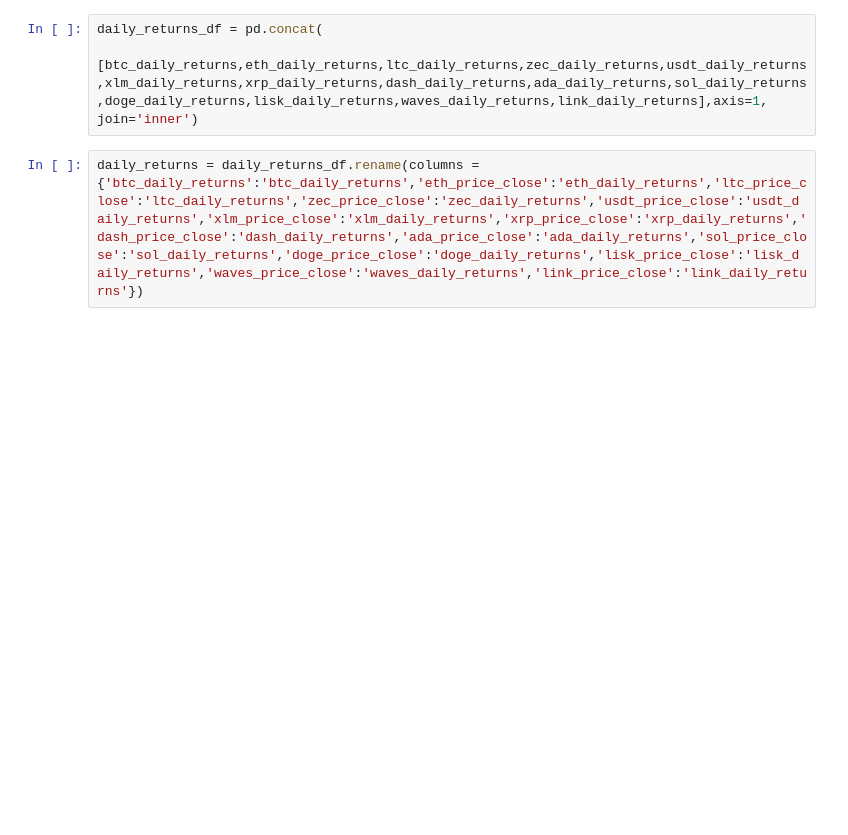
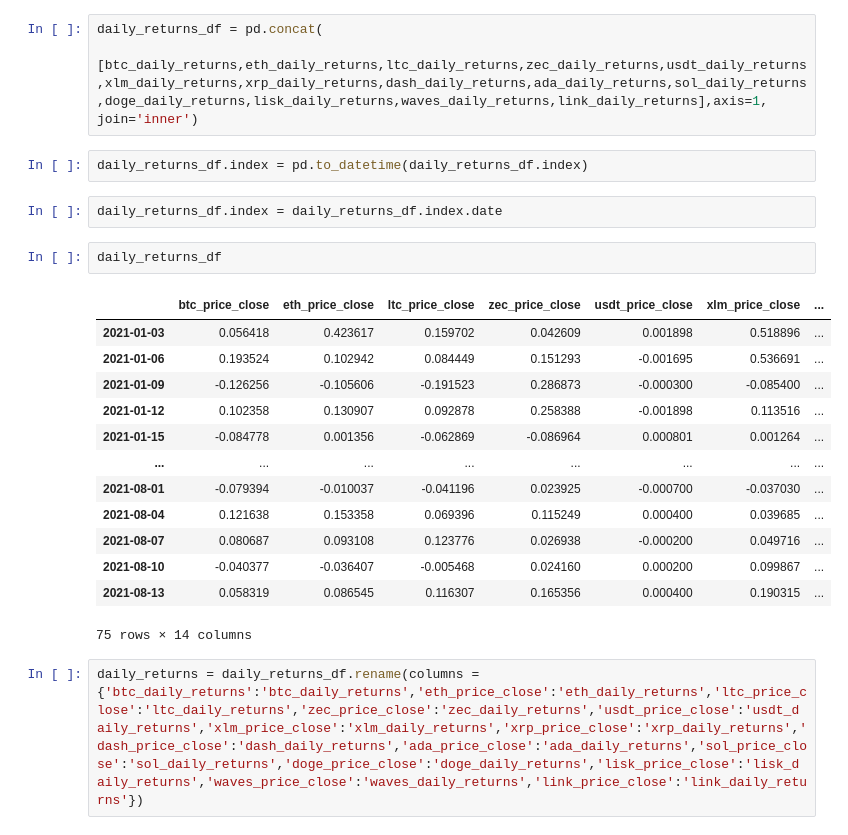
Before and after one commit to nathanduft44/Crypto_Corrisk, a Jupyter notebook: Nate_space/2021_extra_analysis.ipynb, the cells around one changed output. Saved outputs shown, nothing was run; the diff lists cells and outputs as text; blank space fills up the shorter version.

```diff
--- a/Nate_space/2021_extra_analysis.ipynb
+++ b/Nate_space/2021_extra_analysis.ipynb
@@ -57,6 +71,26 @@ link_daily_returns = crypto_2021['link_price_close'].pct_change().dropna()
 # %%
 daily_returns_df = pd.concat(
     [btc_daily_returns,eth_daily_returns,ltc_daily_returns,zec_daily_returns,usdt_daily_returns,xlm_daily_returns,xrp_daily_returns,dash_daily_returns,ada_daily_returns,sol_daily_returns,doge_daily_returns,lisk_daily_returns,waves_daily_returns,link_daily_returns],axis=1, join='inner')
+# %%
+daily_returns_df.index = pd.to_datetime(daily_returns_df.index)
+# %%
+daily_returns_df.index = daily_returns_df.index.date
+# %%
+daily_returns_df
+# %% [output]
+|  | btc_price_close | eth_price_close | ltc_price_close | zec_price_close | usdt_price_close | xlm_price_close | ... |
+| 2021-01-03 | 0.056418 | 0.423617 | 0.159702 | 0.042609 | 0.001898 | 0.518896 | ... |
+| 2021-01-06 | 0.193524 | 0.102942 | 0.084449 | 0.151293 | -0.001695 | 0.536691 | ... |
+| 2021-01-09 | -0.126256 | -0.105606 | -0.191523 | 0.286873 | -0.000300 | -0.085400 | ... |
+| 2021-01-12 | 0.102358 | 0.130907 | 0.092878 | 0.258388 | -0.001898 | 0.113516 | ... |
+| 2021-01-15 | -0.084778 | 0.001356 | -0.062869 | -0.086964 | 0.000801 | 0.001264 | ... |
+| ... | ... | ... | ... | ... | ... | ... | ... |
+| 2021-08-01 | -0.079394 | -0.010037 | -0.041196 | 0.023925 | -0.000700 | -0.037030 | ... |
+| 2021-08-04 | 0.121638 | 0.153358 | 0.069396 | 0.115249 | 0.000400 | 0.039685 | ... |
+| 2021-08-07 | 0.080687 | 0.093108 | 0.123776 | 0.026938 | -0.000200 | 0.049716 | ... |
+| 2021-08-10 | -0.040377 | -0.036407 | -0.005468 | 0.024160 | 0.000200 | 0.099867 | ... |
+| 2021-08-13 | 0.058319 | 0.086545 | 0.116307 | 0.165356 | 0.000400 | 0.190315 | ... |
+75 rows × 14 columns
 # %%
 daily_returns = daily_returns_df.rename(columns = {'btc_daily_returns':'btc_daily_returns','eth_price_close':'eth_daily_returns','ltc_price_close':'ltc_daily_returns','zec_price_close':'zec_daily_returns','usdt_price_close':'usdt_daily_returns','xlm_price_close':'xlm_daily_returns','xrp_price_close':'xrp_daily_returns','dash_price_close':'dash_daily_returns','ada_price_close':'ada_daily_returns','sol_price_close':'sol_daily_returns','doge_price_close':'doge_daily_returns','lisk_price_close':'lisk_daily_returns','waves_price_close':'waves_daily_returns','link_price_close':'link_daily_returns'})
 # %%
```
Also changed, not shown: parts of 8 cells of this notebook.
